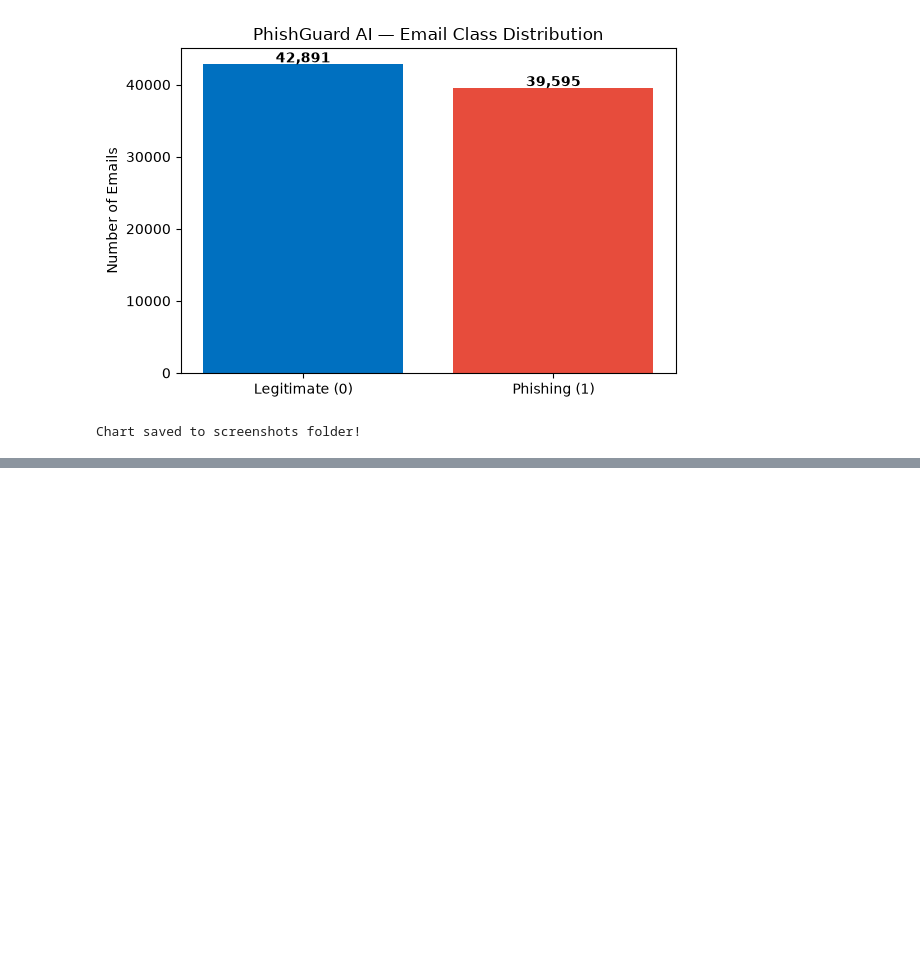
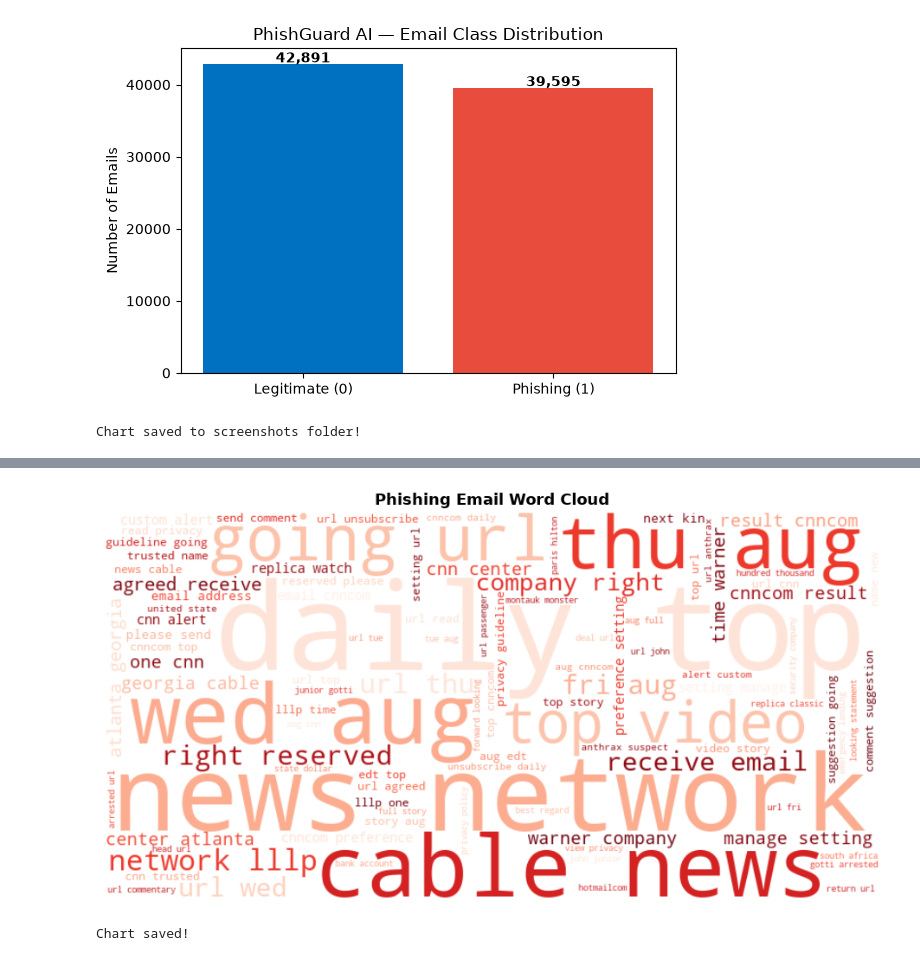
Before and after one commit to shakkyasanketh-lab/NLP_Group_16, a Jupyter notebook: notebooks/shakkya_CIT-24-01-0573_pipeline.ipynb, the cells around one changed output, grey strips where cells are left out. Drawn from its saved outputs; the diff is of its cells as text; code cells hidden in the pictures; blank space fills up the shorter version.

```diff
--- a/notebooks/shakkya_CIT-24-01-0573_pipeline.ipynb
+++ b/notebooks/shakkya_CIT-24-01-0573_pipeline.ipynb
@@ -374,0 +247,16 @@ Saved checkpoint to data/phishing_email_preprocessed.csv
+# %%
+from wordcloud import WordCloud
+
+wc = WordCloud(width=800, height=400, background_color='white',
+               colormap='Reds', max_words=100).generate(phishing_text)
+plt.figure(figsize=(12,5))
+plt.imshow(wc, interpolation='bilinear')
+plt.axis('off')
+plt.title('Phishing Email Word Cloud', fontsize=13, fontweight='bold')
+plt.tight_layout()
+plt.savefig('../screenshots/wordcloud_phishing.png', dpi=150)
+plt.show()
+print("Chart saved!")
+# %% [output]
+[figure, added]
+Chart saved!
```
Also changed, not shown: parts of 15 cells of this notebook, 6 other files.
